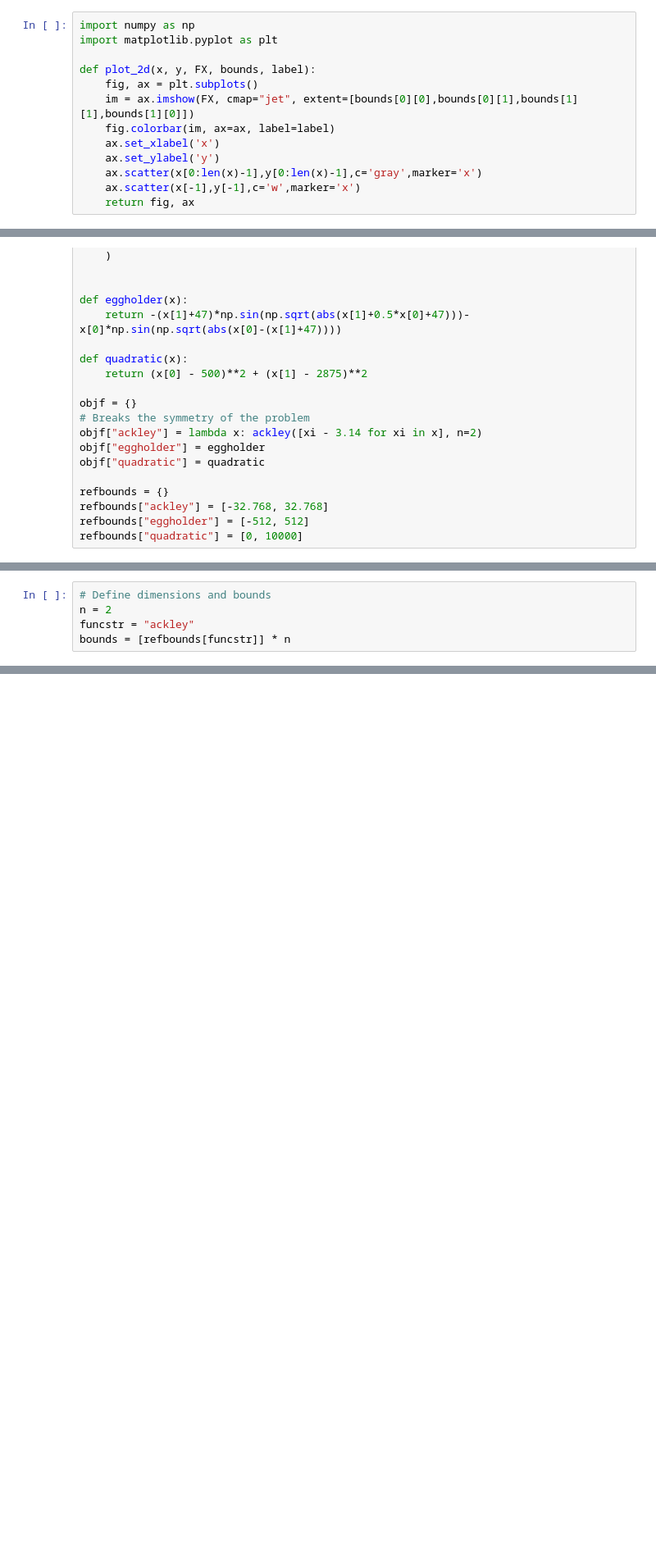
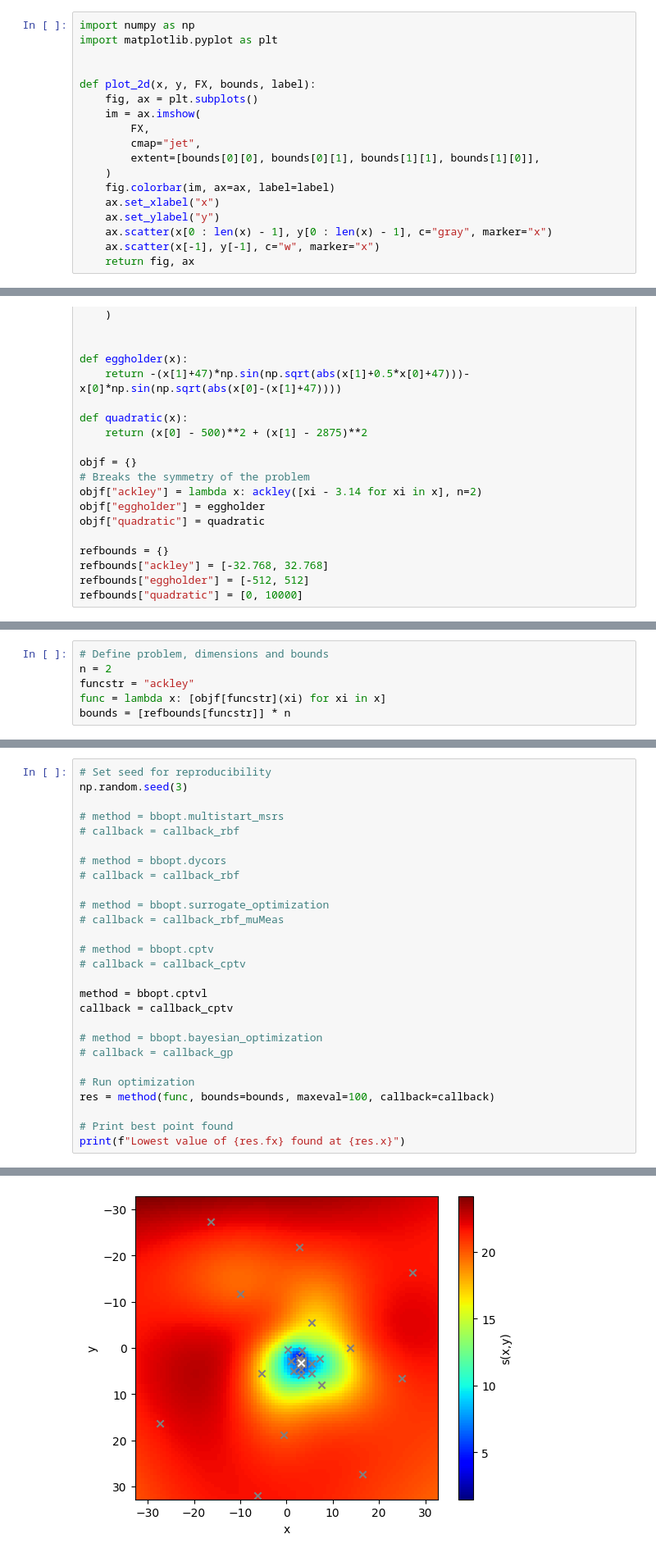
Before and after one commit to NREL/soogo, a Jupyter notebook: examples/optimization.ipynb, the cells around one changed output, grey strips where cells are left out. Shown at 82% size. Drawn from its saved outputs; the diff is of its cells as text; blank space fills up the shorter version.

Commit message:
Update documentation for optimization.ipynb

```diff
--- a/examples/optimization.ipynb
+++ b/examples/optimization.ipynb
@@ -26,12 +30,17 @@ __deprecated__ = False
 import numpy as np
 import matplotlib.pyplot as plt
 
+
 def plot_2d(x, y, FX, bounds, label):
     fig, ax = plt.subplots()
-    im = ax.imshow(FX, cmap="jet", extent=[bounds[0][0],bounds[0][1],bounds[1][1],bounds[1][0]])
+    im = ax.imshow(
+        FX,
+        cmap="jet",
+        extent=[bounds[0][0], bounds[0][1], bounds[1][1], bounds[1][0]],
+    )
     fig.colorbar(im, ax=ax, label=label)
-    ax.set_xlabel('x')
-    ax.set_ylabel('y')
-    ax.scatter(x[0:len(x)-1],y[0:len(x)-1],c='gray',marker='x')
-    ax.scatter(x[-1],y[-1],c='w',marker='x')
+    ax.set_xlabel("x")
+    ax.set_ylabel("y")
+    ax.scatter(x[0 : len(x) - 1], y[0 : len(x) - 1], c="gray", marker="x")
+    ax.scatter(x[-1], y[-1], c="w", marker="x")
     return fig, ax
@@ -69,5 +88,6 @@ refbounds["quadratic"] = [0, 10000]
 # %%
-# Define dimensions and bounds
+# Define problem, dimensions and bounds
 n = 2
 funcstr = "ackley"
+func = lambda x: [objf[funcstr](xi) for xi in x]
 bounds = [refbounds[funcstr]] * n
@@ -274,0 +282,28 @@ OptimizeResult(x=array([3.1401025 , 3.13998347]), fx=0.00029394237173407944, nit
+# %%
+# Set seed for reproducibility
+np.random.seed(3)
+
+# method = bbopt.multistart_msrs
+# callback = callback_rbf
+
+# method = bbopt.dycors
+# callback = callback_rbf
+
+# method = bbopt.surrogate_optimization
+# callback = callback_rbf_muMeas
+
+# method = bbopt.cptv
+# callback = callback_cptv
+
+method = bbopt.cptvl
+callback = callback_cptv
+
+# method = bbopt.bayesian_optimization
+# callback = callback_gp
+
+# Run optimization
+res = method(func, bounds=bounds, maxeval=100, callback=callback)
+
+# Print best point found
+print(f"Lowest value of {res.fx} found at {res.x}")
+# %% [output]
@@ -274,0 +312 @@ OptimizeResult(x=array([3.1401025 , 3.13998347]), fx=0.00029394237173407944, nit
+[figure, added]
```
Also changed, not shown: parts of 10 cells of this notebook.
